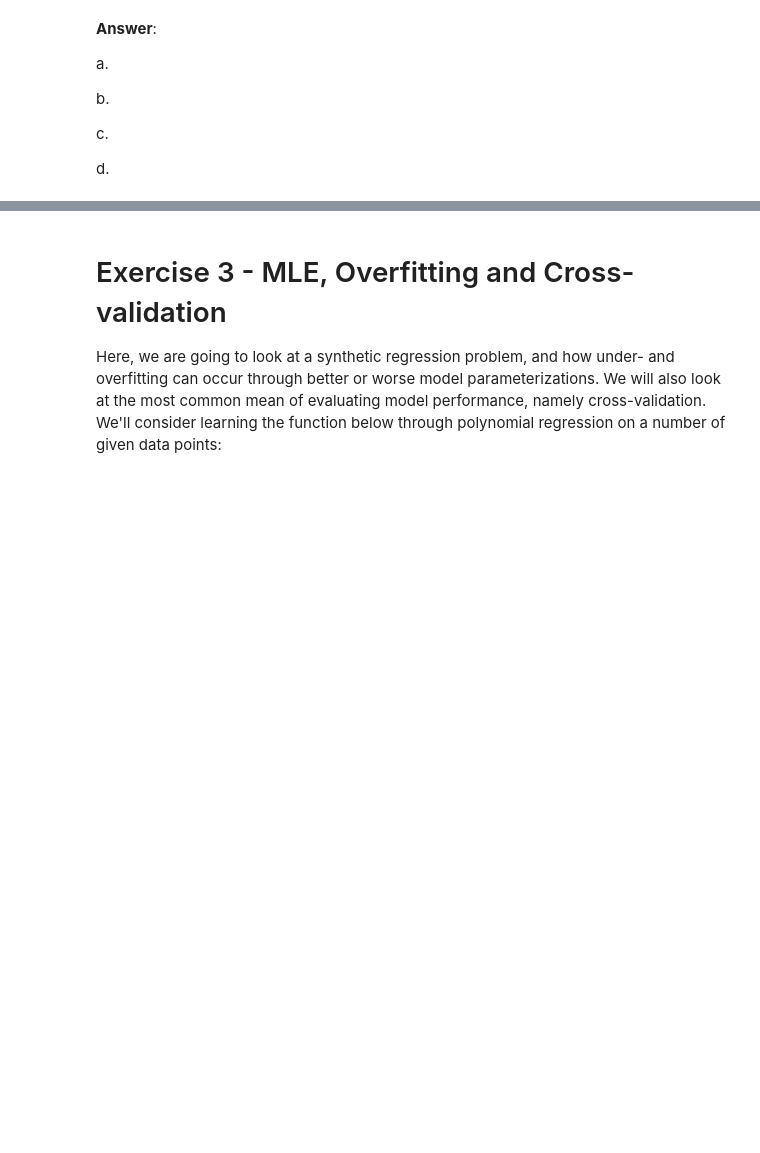
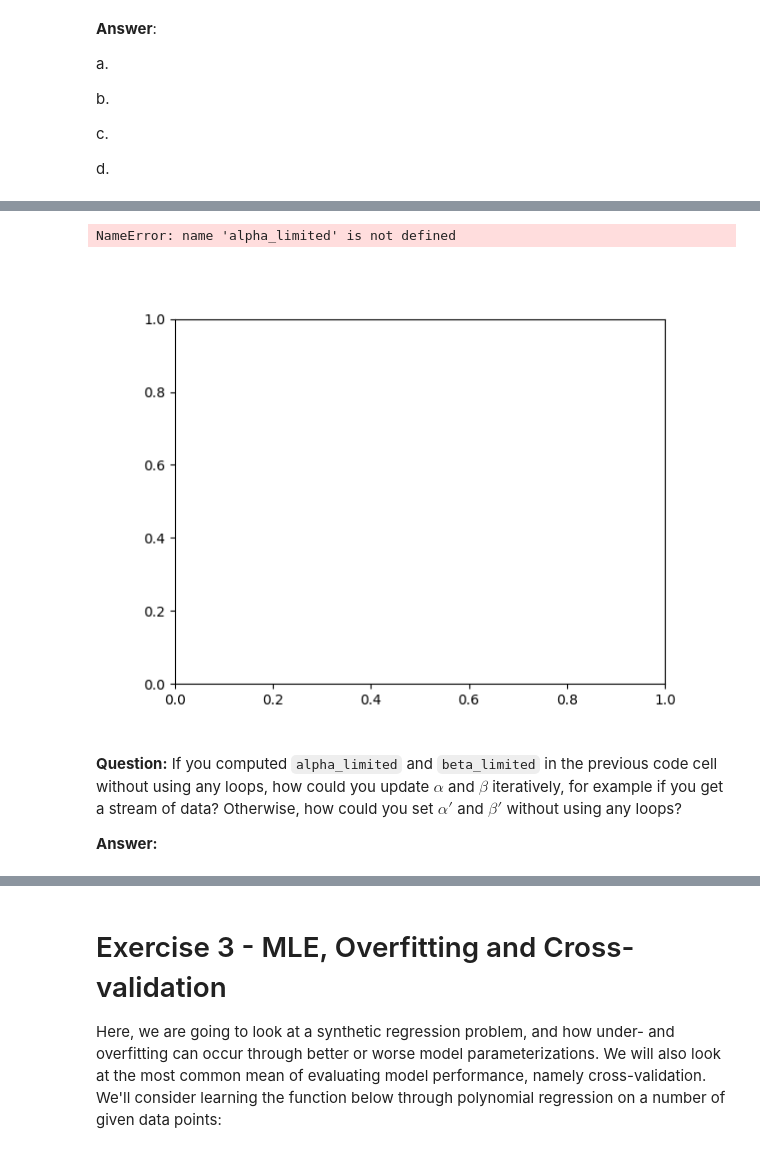
Before and after one commit to hvarfner/EDAN95-Assignment-2, a Jupyter notebook: applied_ml_assignment_2.ipynb, the cells around one changed output, grey strips where cells are left out. Saved outputs shown, nothing was run; the diff lists cells and outputs as text; code cells hidden in the pictures; blank space fills up the shorter version.

```diff
--- a/applied_ml_assignment_2.ipynb
+++ b/applied_ml_assignment_2.ipynb
@@ -397,0 +450,10 @@ d.
+# %%
+df = pd.read_csv("https://raw.githubusercontent.com/jalapic/engsoccerdata/master/data-raw/england.csv", on_bad_lines="warn", low_memory=False)
+
+df = df[(df['Date'] >= '1950-01-01')] # Let's only consider somewhat recent matches
+
+df_first_tier  = df[df["tier"] == 1]
+df_second_tier = df[df["tier"] == 2]
+df_third_tier  = df[df["tier"] == 3]
+df_fourth_tier = df[df["tier"] == 4]
+df_fourth_tier.head()
@@ -397,0 +503,22 @@ d.
+# %%
+goals_limited = goals[np.random.RandomState(seed=356).permutation(len(goals))[:5]]
+
+# EXPECTED SPACE FOR STUDENT CODE - START
+# alpha_limited = ...
+# beta_limited = ...
+# EXPECTED SPACE FOR STUDENT CODE - END
+
+fig23_1, ax23_1 = plt.subplots()
+ax23_1.plot(np.linspace(0,20,200), gamma_dist(a=alpha_limited, scale=1/beta_limited).pdf(np.linspace(0,20,200)), label=rf"$\alpha$={alpha_limited}, $\beta$={beta_limited}")
+
+ax23_1.legend()
+ax23_1.set_xlabel(r"$\lambda$")
+ax23_1.set_ylabel(r"$p(\lambda|\mathcal{D})$")
+plt.show()
+# %% [output]
+NameError: name 'alpha_limited' is not defined
+[figure, added]
+# %% [markdown]
+**Question:** If you computed `alpha_limited` and `beta_limited` in the previous code cell without using any loops, how could you update $\alpha$ and $\beta$ iteratively, for example if you get a stream of data? Otherwise, how could you set $\alpha'$ and $\beta'$ without using any loops?
+
+**Answer:**
```
Also changed, not shown: parts of 56 cells of this notebook, 1 other file.
